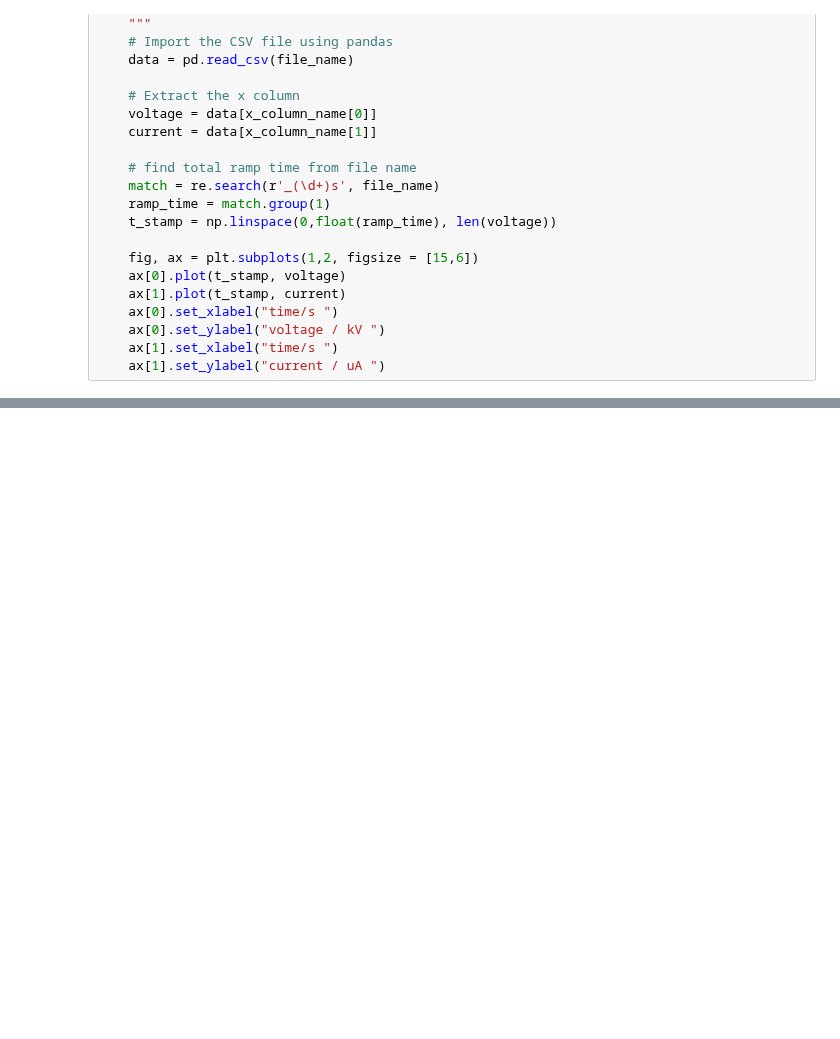
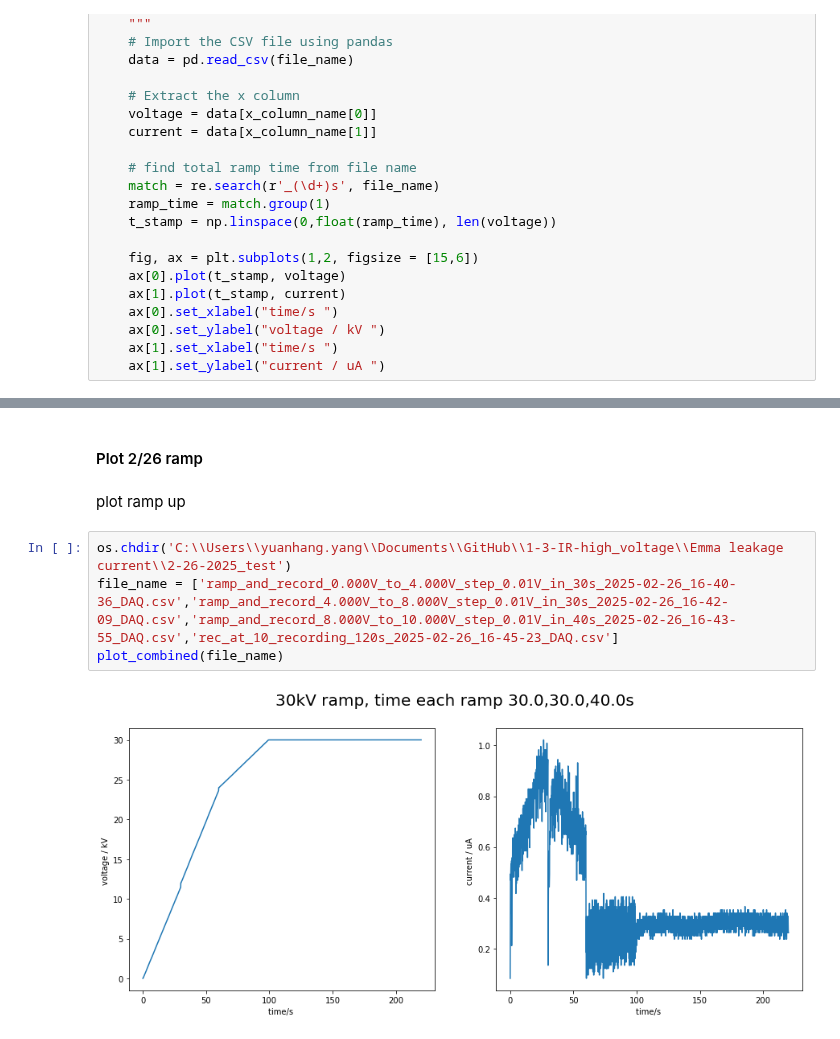
Before and after one commit to yyhshdu1/1-3-IR-high_voltage, a Jupyter notebook: Emma leakage current/Plot_V&A_ramp.ipynb, the cells around one changed output, grey strips where cells are left out. Drawn from its saved outputs; the diff is of its cells as text; blank space fills up the shorter version.

```diff
--- a/Emma leakage current/Plot_V&A_ramp.ipynb
+++ b/Emma leakage current/Plot_V&A_ramp.ipynb
@@ -136,0 +79,10 @@ Text(0.5, 0.98, '1st 30kV ramp down, time each ramp 60.0s')
+# %% [markdown]
+#### Plot 2/26 ramp
+# %% [markdown]
+plot ramp up
+# %%
+os.chdir('C:\\Users\\yuanhang.yang\\Documents\\GitHub\\1-3-IR-high_voltage\\Emma leakage current\\2-26-2025_test')
+file_name = ['ramp_and_record_0.000V_to_4.000V_step_0.01V_in_30s_2025-02-26_16-40-36_DAQ.csv','ramp_and_record_4.000V_to_8.000V_step_0.01V_in_30s_2025-02-26_16-42-09_DAQ.csv','ramp_and_record_8.000V_to_10.000V_step_0.01V_in_40s_2025-02-26_16-43-55_DAQ.csv','rec_at_10_recording_120s_2025-02-26_16-45-23_DAQ.csv']
+plot_combined(file_name)
+# %% [output]
+[figure, added]
```
Also changed, not shown: parts of 18 cells of this notebook.
